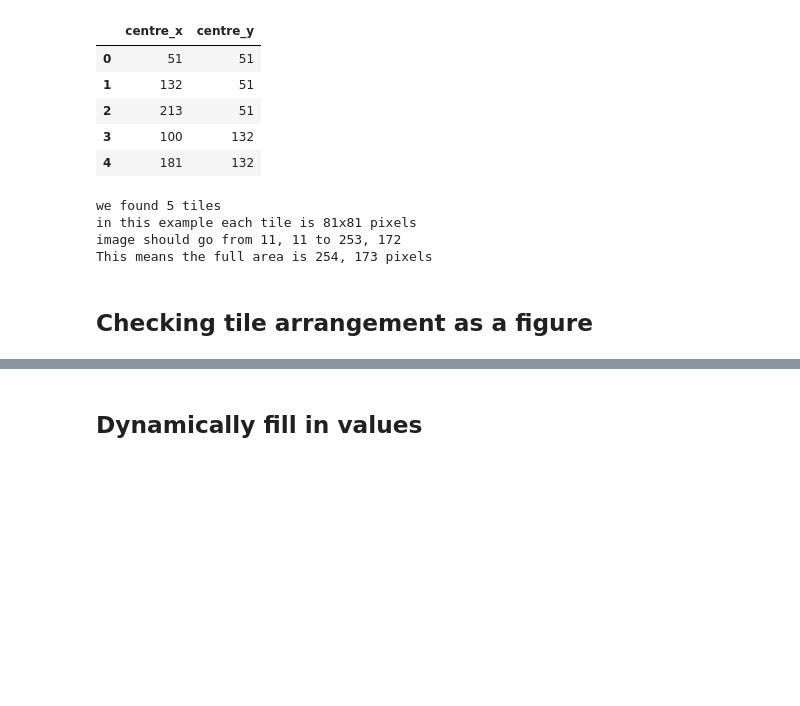
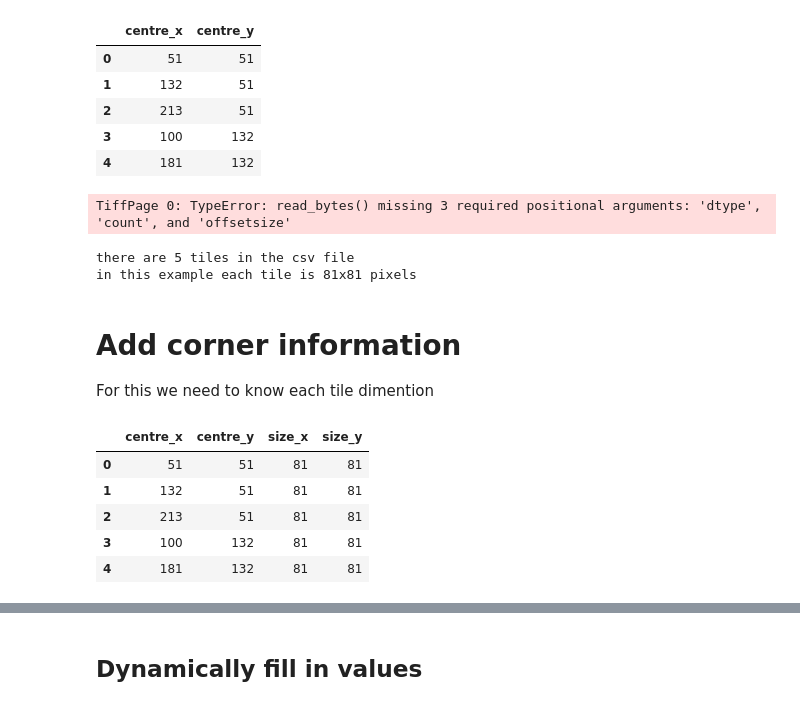
Before and after one commit to CamachoDejay/teaching-bioimage-analysis-python, a Jupyter notebook: short_examples/zarr-from-tiles/zarr-minimal-example-tiles.ipynb, the cells around one changed output, grey strips where cells are left out. Drawn from its saved outputs; the diff is of its cells as text; code cells hidden in the pictures; blank space fills up the shorter version.

```diff
--- a/short_examples/zarr-from-tiles/zarr-minimal-example-tiles.ipynb
+++ b/short_examples/zarr-from-tiles/zarr-minimal-example-tiles.ipynb
@@ -18,27 +20,32 @@ df
 | 2 | 213 | 51 |
 | 3 | 100 | 132 |
 | 4 | 181 | 132 |
-# %%
-n_tiles = len(df.index)
-print(f"we found {n_tiles} tiles")
-tile_width = 81
-print(f"in this example each tile is {tile_width}x{tile_width} pixels")
-
-# because my width is 81 then
-min_x = df.min()["centre_x"]-40
-min_y = df.min()["centre_y"]-40
-max_x = df.max()["centre_x"]+40
-max_y = df.max()["centre_y"]+40
-
-total_x = max_x +1
-total_y = max_y +1
-
-print(f"image should go from {min_x}, {min_y} to {max_x}, {max_y}")
-print(f"This means the full area is {total_x}, {total_y} pixels")
-# %% [output]
-we found 5 tiles
-in this example each tile is 81x81 pixels
-image should go from 11, 11 to 253, 172
-This means the full area is 254, 173 pixels
-# %% [markdown]
-## Checking tile arrangement as a figure
+# %%
+n_tiles = len(df.index)
+print(f"there are {n_tiles} tiles in the csv file")
+
+# reading first tile to get size, in this case we assume that the size is homogeneous
+tile_idx = 0
+tile_0 = skio.imread(f"./data/t0{tile_idx+1}.tif", plugin="tifffile")
+
+tile_shape = tile_0.shape
+tile_type = tile_0.dtype
+print(f"in this example each tile is {tile_shape[0]}x{tile_shape[1]} pixels")
+# %% [output]
+TiffPage 0: TypeError: read_bytes() missing 3 required positional arguments: 'dtype', 'count', and 'offsetsize'
+there are 5 tiles in the csv file
+in this example each tile is 81x81 pixels
+# %% [markdown]
+# Add corner information
+For this we need to know each tile dimention
+# %%
+df['size_x'] = tile_shape[0]
+df['size_y'] = tile_shape[1]
+df
+# %% [output]
+|  | centre_x | centre_y | size_x | size_y |
+| 0 | 51 | 51 | 81 | 81 |
+| 1 | 132 | 51 | 81 | 81 |
+| 2 | 213 | 51 | 81 | 81 |
+| 3 | 100 | 132 | 81 | 81 |
+| 4 | 181 | 132 | 81 | 81 |
```
Also changed, not shown: parts of 27 cells of this notebook.
